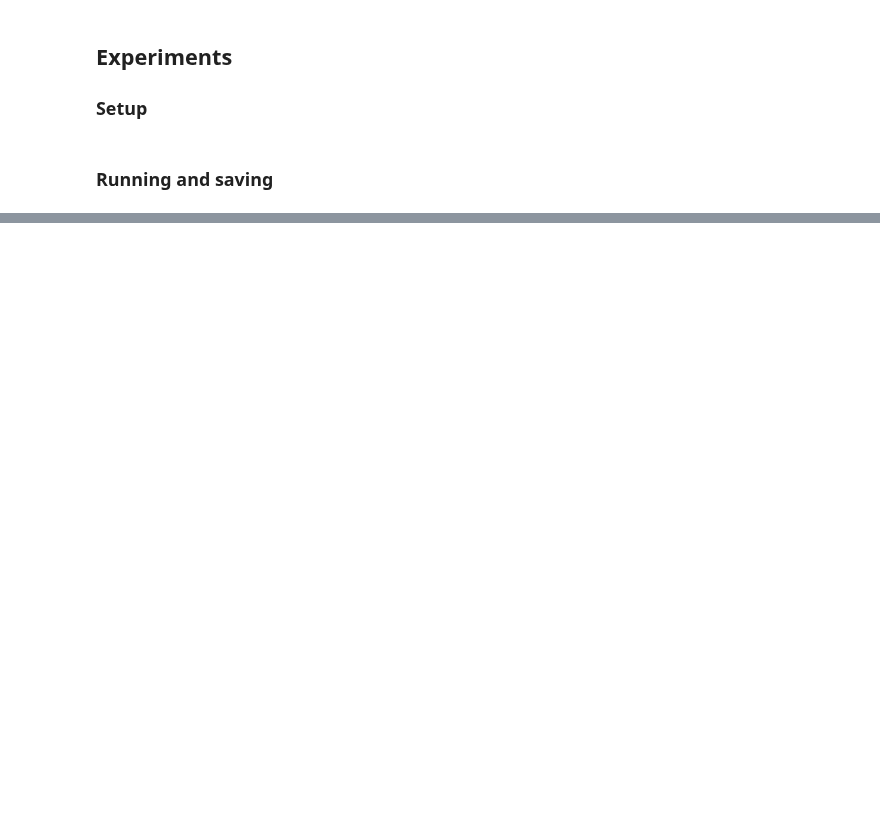
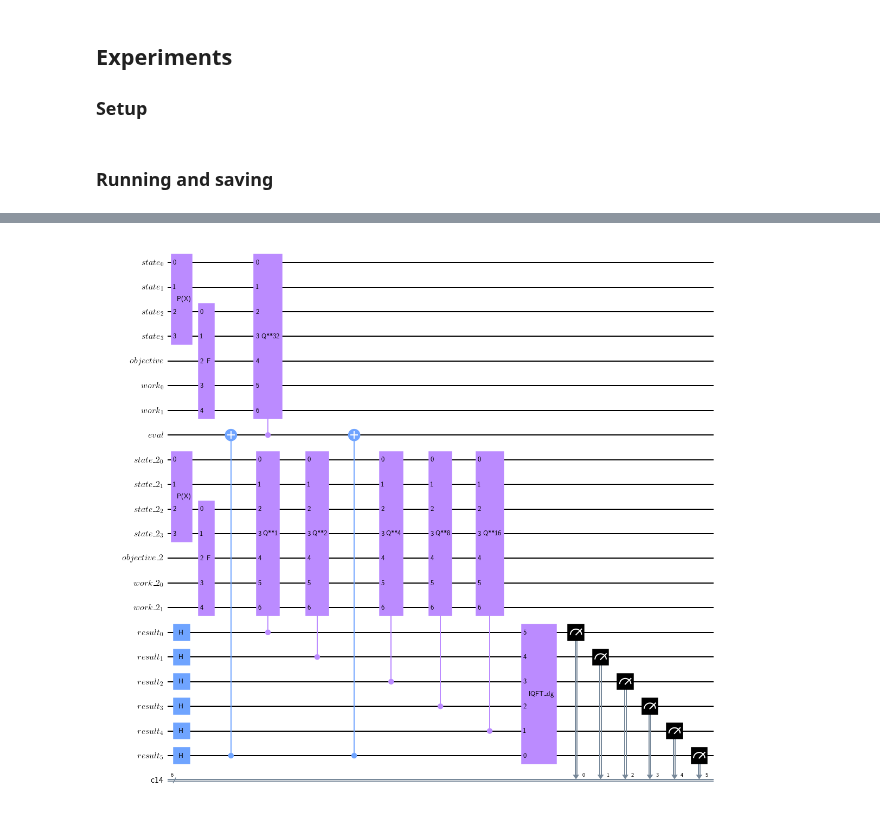
Before and after one commit to Eagle-quantum/QVaR, a Jupyter notebook: parallel_CRA_attempt.ipynb, the cells around one changed output, grey strips where cells are left out. Drawn from its saved outputs; the diff is of its cells as text; code cells hidden in the pictures; blank space fills up the shorter version.

```diff
--- a/parallel_CRA_attempt.ipynb
+++ b/parallel_CRA_attempt.ipynb
@@ -359,0 +315,3 @@ result with no noise: 8366.129711689638
+# %%
+grover_op2 = problem.grover_operator #GroverOperator(oracle2, state_preparation)
+grover_op2.decompose().draw()
@@ -359,0 +335,66 @@ result with no noise: 8366.129711689638
+# %%
+resolution = 6
+iqft = QFT(resolution, inverse=True, do_swaps=False).reverse_bits()
+def get_parallelized_circuit():
+
+    # define the registers for convenience and readability
+    qr_state = QuantumRegister(u.num_qubits, 'state')
+    qr_obj = QuantumRegister(1, 'objective')
+    ar = QuantumRegister(objective.num_ancillas, "work")  # additional qubits
+
+    qr_state2 = QuantumRegister(u.num_qubits, 'state_2')
+    qr_obj2 = QuantumRegister(1, 'objective_2')
+    ar2 = QuantumRegister(objective.num_ancillas, "work_2")  # additional qubits
+
+    qr_result = QuantumRegister(resolution, 'result')
+    qr_eval = QuantumRegister(1, 'eval')
+
+    # define the circuit
+    state_preparation = QuantumCircuit(qr_state, qr_obj, ar, qr_eval, qr_state2, qr_obj2, ar2, qr_result, name='A')
+
+    for i in range(resolution):
+        state_preparation.h(qr_result[i]) # hadamards on evaluation qubits
+    # state_preparation.h(qr_result[1])
+
+    # load the random variable
+    state_preparation.append(u.to_gate(), qr_state)
+    state_preparation.append(u.to_gate(), qr_state2)
+
+    # state_preparation.cx(qr_result[0], qr_eval[0])
+
+
+
+    # linear objective function (does aggregation and comparison)
+    state_preparation.append(objective_e_loss.to_gate(), qr_state[-K:] + qr_obj[:] + ar[:])
+    state_preparation.append(objective_e_loss.to_gate(), qr_state2[-K:] + qr_obj2[:] + ar2[:])
+    state_preparation.cx(qr_result[resolution-1], qr_eval[0])
+    # state_preparation.append(problem.grover_operator.to_gate(), qr_state[:] + qr_obj[:] + ar[:])
+
+    state_preparation.compose(grover_op2.power(2**(resolution-1)).control(), qubits=qr_eval[:]+qr_state[:] + qr_obj[:] + ar[:], inplace=True)
+
+    state_preparation.compose(grover_op2.power(2**0).control(), qubits=qr_result[:1]+qr_state2[:] + qr_obj2[:] + ar2[:], inplace=True)
+
+    state_preparation.compose(grover_op2.power(2**1).control(), qubits=qr_result[1:2]+qr_state2[:] + qr_obj2[:] + ar2[:], inplace=True)
+
+    state_preparation.compose(grover_op2.power(2**2).control(), qubits=qr_result[2:3]+qr_state2[:] + qr_obj2[:] + ar2[:], inplace=True)
+
+    state_preparation.compose(grover_op2.power(2**3).control(), qubits=qr_result[3:4]+qr_state2[:] + qr_obj2[:] + ar2[:], inplace=True)
+
+    state_preparation.compose(grover_op2.power(2**4).control(), qubits=qr_result[4:5]+qr_state2[:] + qr_obj2[:] + ar2[:], inplace=True)
+
+    state_preparation.cx(qr_result[resolution-1], qr_eval[0])
+    state_preparation.compose(iqft, qubits=qr_result[:], inplace=True)
+
+    # state_preparation.append(qpe.to_gate(), qr_eval[:] + qr_state2[:] + qr_obj2[:] + ar2[:])
+    # state_preparation.cx(qr_result[0], qr_result[0])
+    cr = ClassicalRegister(resolution)
+    state_preparation.add_register(cr)
+    state_preparation.measure(qr_result[:], list(range(resolution)))
+
+    return state_preparation, objective_e_loss
+
+
+state_preparation2, objective = get_parallelized_circuit()
+state_preparation2.draw("mpl")
+# %% [output]
+[figure, added]
```
Also changed, not shown: parts of 20 cells of this notebook.
